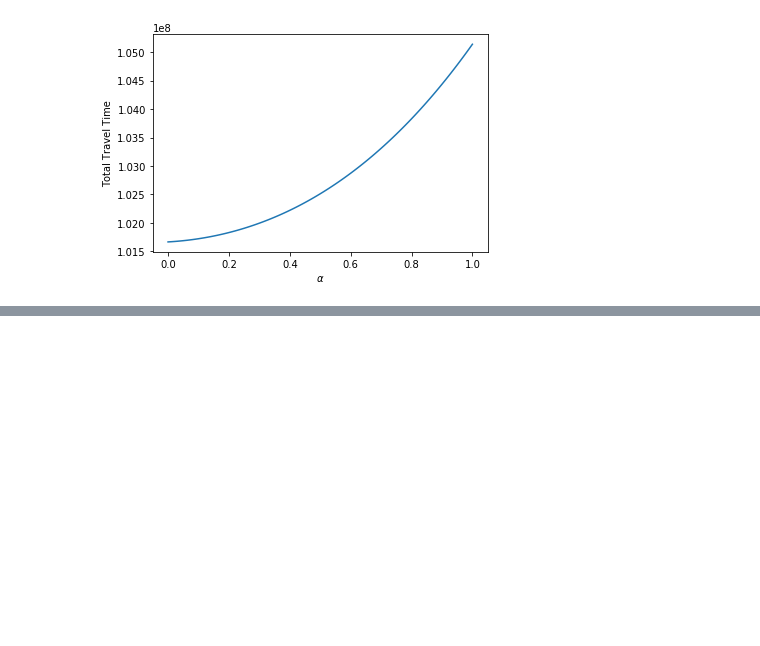
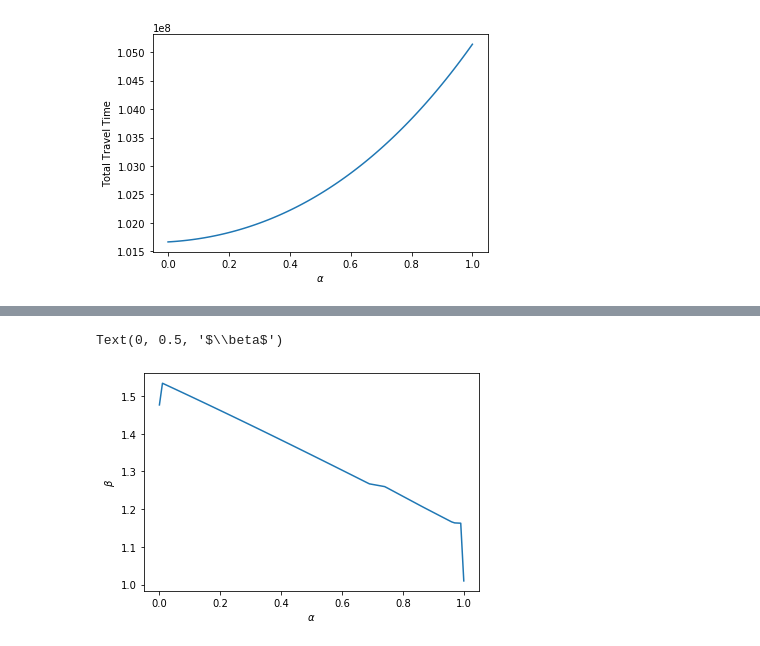
Before and after one commit to StanfordASL/fair-routing, a Jupyter notebook: alpha_v_beta.ipynb, the cells around one changed output, grey strips where cells are left out. Cells and saved outputs as stored; diff of their text form; code cells hidden in the pictures; blank space fills up the shorter version.

Commit message:
updated files and Berlin Locations

```diff
--- a/alpha_v_beta.ipynb
+++ b/alpha_v_beta.ipynb
@@ -11,6 +11,7 @@ paths_so_file = 'Locations/Massachusetts/output_so/paths.csv'
 paths_ue_file = 'Locations/Massachusetts/output_ue/paths.csv'
 weights_so_file = 'Locations/Massachusetts/output_so/weights.csv'
 weights_ue_file = 'Locations/Massachusetts/output_ue/weights.csv'
+od_file = 'Locations/Massachusetts/od.csv'
 # %% [markdown]
 # Major Code
 # %%
@@ -151,16 +179,18 @@ for OD_pair in range(int(paths_arr_ue[-1, 1])):
 # %%
 OD_dict_SO = {}
 OD_path_lengths_SO = {}
-
+#OD_path_weights_SO = {}
 for OD_pair in range(int(paths_arr_so[-1, 1])):
     OD_arr = paths_arr_so_new[paths_arr_so_new[:, 0] == str(OD_pair)]
     all_paths_OD = []
     OD_tt_paths = []
+    #OD_weight_paths = []
     for path_val in OD_arr[:, 1]:
         all_edges = path_val.split(',')
         all_edges = [int(i) for i in all_edges]
         list_edges = []
         path_tt = 0
+        #OD_weight_paths.append(OD_arr[path_idx, 2])
         for edge_values in all_edges:
             list_edges.append(edge_values)
             #path_tt += cost_sol[edge_values]
@@ -168,12 +198,13 @@ for OD_pair in range(int(paths_arr_so[-1, 1])):
 
         OD_tt_paths.append(path_tt)
 
-        if list_edges not in all_paths_OD:
-            all_paths_OD.append(list_edges)
+        #if list_edges not in all_paths_OD:
+        all_paths_OD.append(list_edges)
     if OD_pair%100 == 0:
         print(OD_pair)
     OD_dict_SO[OD_pair] = all_paths_OD
     OD_path_lengths_SO[OD_pair] = OD_tt_paths
+    #OD_path_weights_SO[OD_pair] = OD_weight_paths
 # %% [output]
 0
 100
@@ -209,3 +241,6 @@ OD_dict = dict_union(OD_dict_UE, OD_dict_SO)
+# %%
+OD_mat = pd.read_csv(od_file)
+OD_arr = OD_mat['volume'].values
 # %%
 def beta_calc(OD_dict, convex_comb):
     '''Calculate beta for a given alpha value'''
@@ -288,3 +351,23 @@ plt.ylabel('Total Travel Time')
 # %% [output]
 Text(0, 0.5, 'Total Travel Time')
 [figure]
+# %%
+#Calculate for each value of alpha the corresponding travel time
+total_tt = []
+beta_alpha = []
+alpha_vals = np.linspace(0, 1, 101)
+for i in alpha_vals:
+    convex_comb = i*x_UE_sol + (1-i)*y_SO_sol
+    total_tt_alpha = get_travel_time(convex_comb)
+    total_tt.append(total_tt_alpha)
+    print(i)
+    #If at extremes then calculate beta according to UE and SO solutions respectively
+    if i == 0:
+        beta = beta_calc_dist(OD_dict_SO, convex_comb, 98)
+    elif i == 1:
+        beta = beta_calc_dist(OD_dict_UE, convex_comb, 98)
+    else:
+        beta = beta_calc_dist(OD_dict, convex_comb, 98)
+    print(i)
+
+    beta_alpha.append(beta)
@@ -290,0 +392,9 @@ Text(0, 0.5, 'Total Travel Time')
+# %%
+import matplotlib.pyplot as plt
+
+plt.plot(alpha_vals, beta_alpha)
+plt.xlabel(r'$\alpha$')
+plt.ylabel(r'$\beta$')
+# %% [output]
+Text(0, 0.5, '$\\beta$')
+[figure, added]
```
Also changed, not shown: parts of 10 cells of this notebook, 20 other files.
